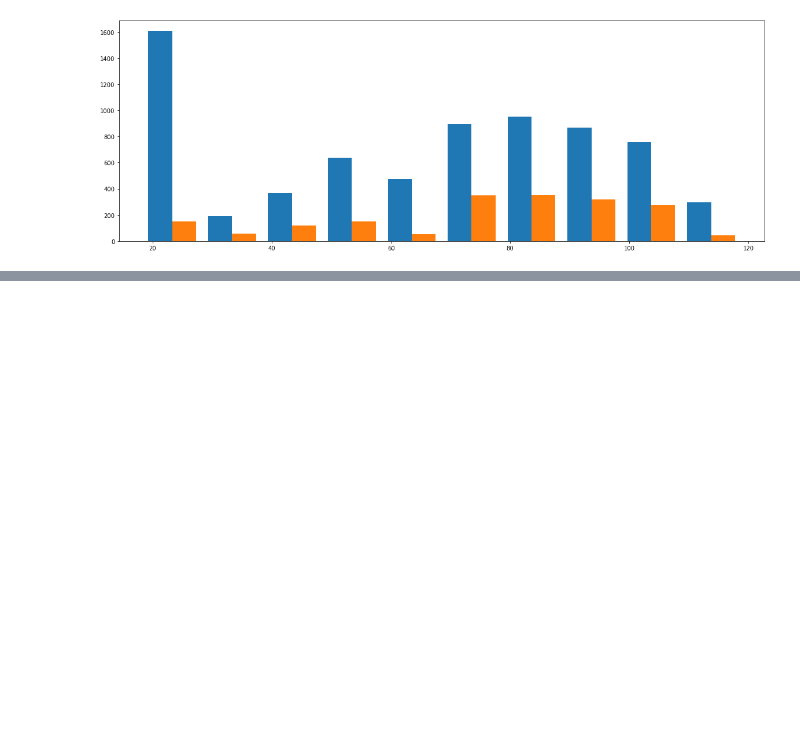
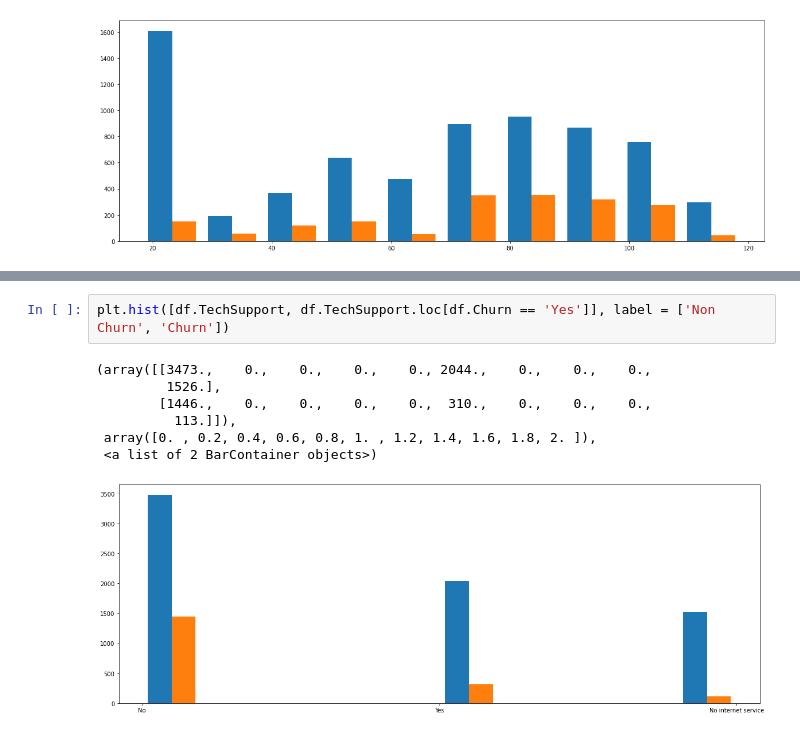
Before and after one commit to LucaCavioni/UFS-04_CHURN-Analisis, a Jupyter notebook: notebook/MS_Esplorazione_Dataset.ipynb, the cells around one changed output, grey strips where cells are left out. Drawn from its saved outputs; the diff is of its cells as text; blank space fills up the shorter version.

```diff
--- a/notebook/MS_Esplorazione_Dataset.ipynb
+++ b/notebook/MS_Esplorazione_Dataset.ipynb
@@ -180,0 +219,10 @@ plt.plot(range(df.shape[0]), df.MonthlyCharges)
+# %%
+plt.hist([df.TechSupport, df.TechSupport.loc[df.Churn == 'Yes']], label = ['Non Churn', 'Churn'])
+# %% [output]
+(array([[3473.,    0.,    0.,    0.,    0., 2044.,    0.,    0.,    0.,
+         1526.],
+        [1446.,    0.,    0.,    0.,    0.,  310.,    0.,    0.,    0.,
+          113.]]),
+ array([0. , 0.2, 0.4, 0.6, 0.8, 1. , 1.2, 1.4, 1.6, 1.8, 2. ]),
+ <a list of 2 BarContainer objects>)
+[figure, added]
```
Also changed, not shown: parts of 8 cells of this notebook, 1 other file.
